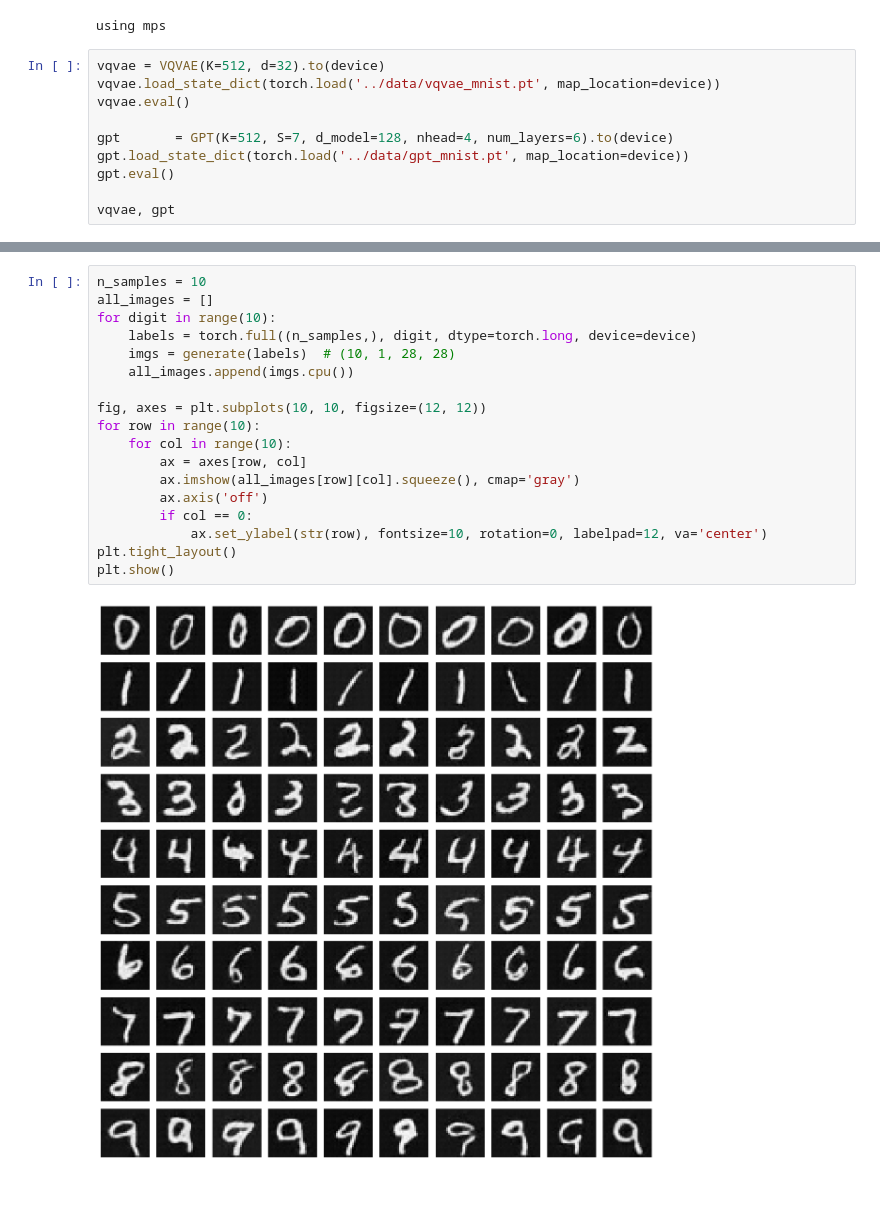
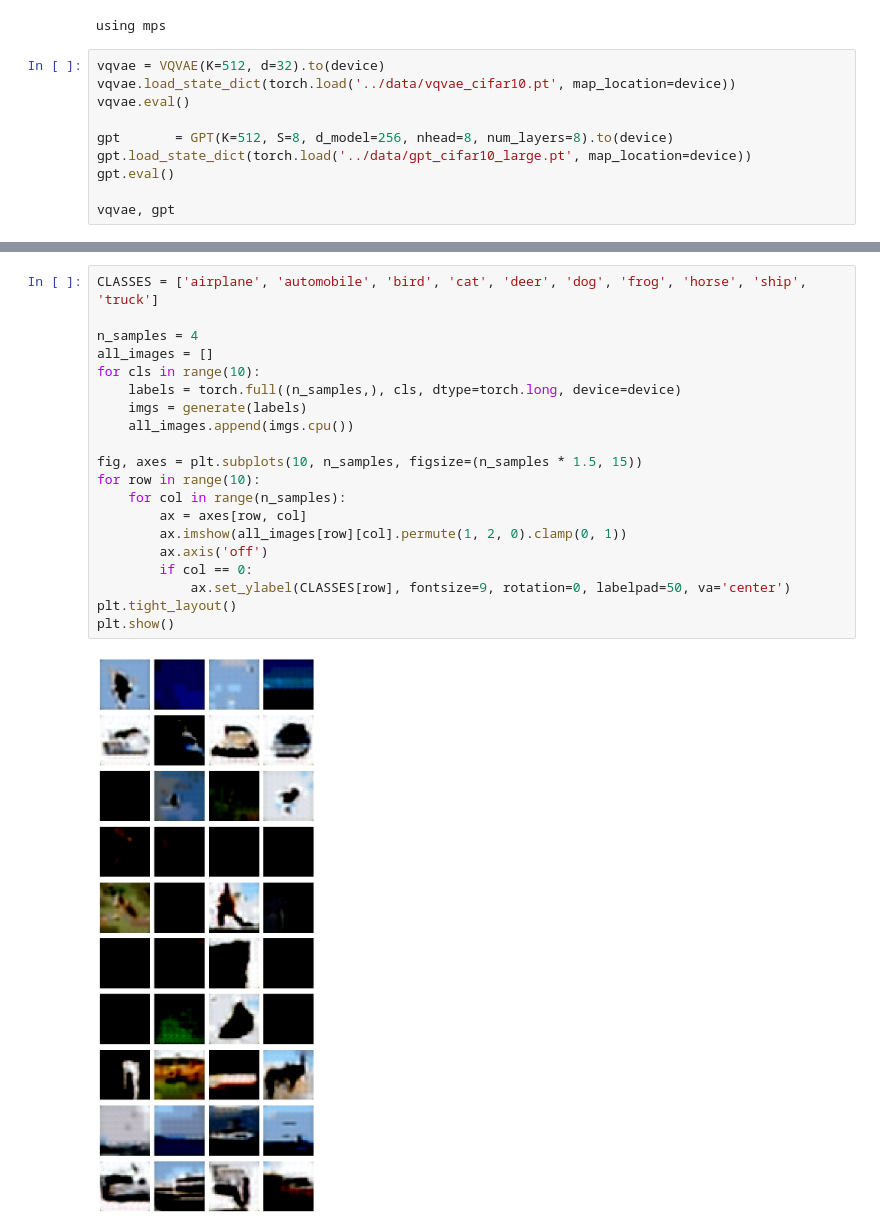
Before and after one commit to GalMunGral/image-generation-notebooks, a Jupyter notebook: autoregressive/05_sampling.ipynb, the cells around one changed output, grey strips where cells are left out. Saved outputs shown, nothing was run; the diff lists cells and outputs as text; blank space fills up the shorter version.

Commit message:
Migrate to CIFAR-10; scale up transformer; add README and text sections
Co-Authored-By: Claude Sonnet 4.6 <noreply@anthropic.com>

```diff
--- a/autoregressive/05_sampling.ipynb
+++ b/autoregressive/05_sampling.ipynb
@@ -23,11 +27,11 @@ print(f'using {device}')
 using mps
 # %%
 vqvae = VQVAE(K=512, d=32).to(device)
-vqvae.load_state_dict(torch.load('../data/vqvae_mnist.pt', map_location=device))
+vqvae.load_state_dict(torch.load('../data/vqvae_cifar10.pt', map_location=device))
 vqvae.eval()
 
-gpt       = GPT(K=512, S=7, d_model=128, nhead=4, num_layers=6).to(device)
-gpt.load_state_dict(torch.load('../data/gpt_mnist.pt', map_location=device))
+gpt       = GPT(K=512, S=8, d_model=256, nhead=8, num_layers=8).to(device)
+gpt.load_state_dict(torch.load('../data/gpt_cifar10_large.pt', map_location=device))
 gpt.eval()
 
 vqvae, gpt
@@ -86,20 +67,22 @@ plt.show()
 # %%
-n_samples = 10
+CLASSES = ['airplane', 'automobile', 'bird', 'cat', 'deer', 'dog', 'frog', 'horse', 'ship', 'truck']
+
+n_samples = 4
 all_images = []
-for digit in range(10):
-    labels = torch.full((n_samples,), digit, dtype=torch.long, device=device)
-    imgs = generate(labels)  # (10, 1, 28, 28)
+for cls in range(10):
+    labels = torch.full((n_samples,), cls, dtype=torch.long, device=device)
+    imgs = generate(labels)
     all_images.append(imgs.cpu())
 
-fig, axes = plt.subplots(10, 10, figsize=(12, 12))
+fig, axes = plt.subplots(10, n_samples, figsize=(n_samples * 1.5, 15))
 for row in range(10):
-    for col in range(10):
+    for col in range(n_samples):
         ax = axes[row, col]
-        ax.imshow(all_images[row][col].squeeze(), cmap='gray')
+        ax.imshow(all_images[row][col].permute(1, 2, 0).clamp(0, 1))
         ax.axis('off')
         if col == 0:
-            ax.set_ylabel(str(row), fontsize=10, rotation=0, labelpad=12, va='center')
+            ax.set_ylabel(CLASSES[row], fontsize=9, rotation=0, labelpad=50, va='center')
 plt.tight_layout()
 plt.show()
 # %% [output]
-[figure, old version]
+[figure, new version]
```
Also changed, not shown: parts of 4 cells of this notebook, 9 other files.
